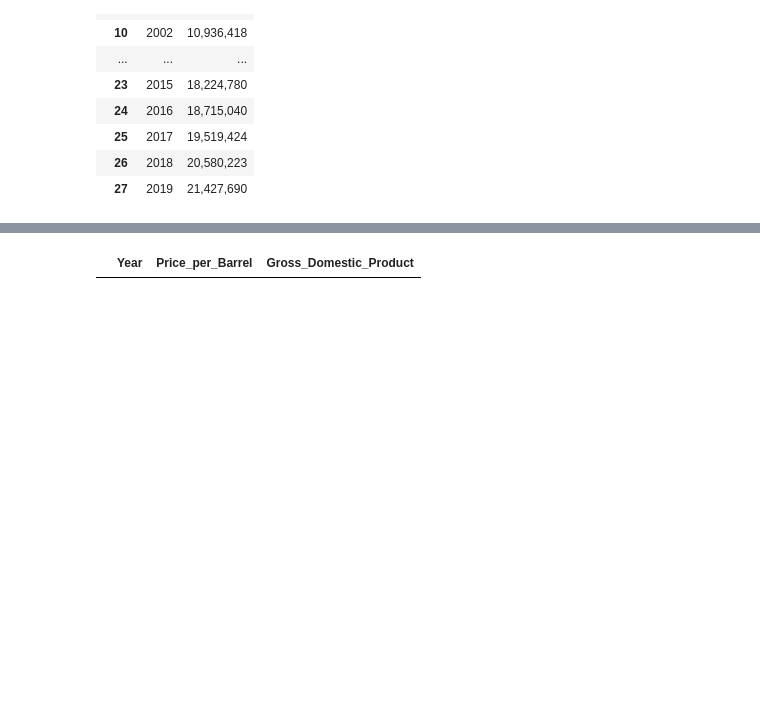
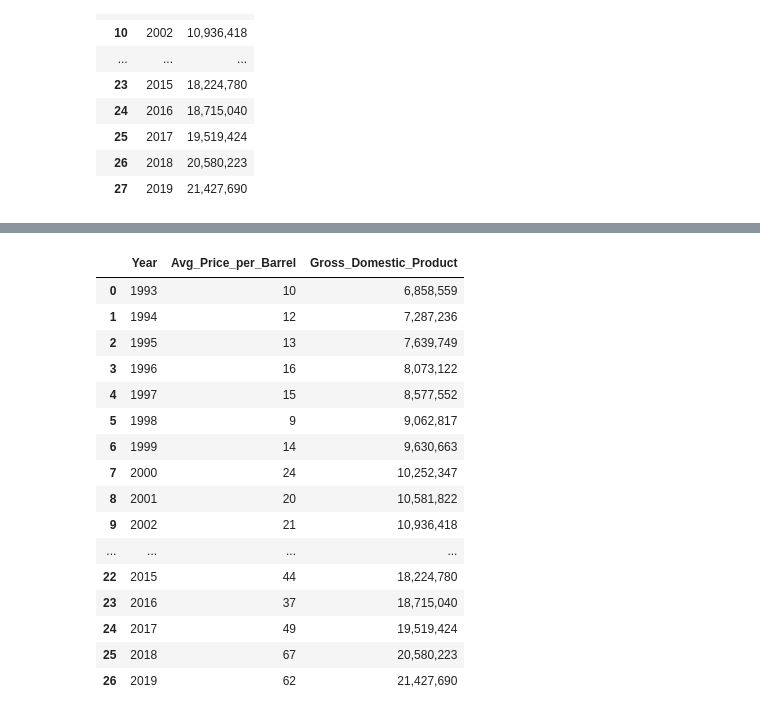
Before and after one commit to ssalguero626/Project-1, a Jupyter notebook: Project-1.ipynb, the cells around one changed output, grey strips where cells are left out. Drawn from its saved outputs; the diff is of its cells as text; code cells hidden in the pictures; blank space fills up the shorter version.

```diff
--- a/Project-1.ipynb
+++ b/Project-1.ipynb
@@ -4,13 +4,15 @@ import matplotlib.pyplot as plt
 import numpy as np
 
 oil_df = pd.read_csv('U.S._Domestic_Crude_Oil.csv')
-gdp_df = pd.read_csv('Gross_Domestic_Product.csv', index_col=0)
-gdp_percentage_df = pd.read_csv('Gross_Domestic_Product_Percentage.csv')
+gdp_df = pd.read_csv('Gross_Domestic_Product.csv',index_col=0)
+gdp_percentage_df = pd.read_csv('Gross_Domestic_Product_Percentage.csv',index_col=0)
 ev_sales = pd.read_csv('EV_Sales_US_2011-2019.csv')
 
-oil_df.rename(columns={"U.S. Domestic Crude Oil First Purchase Prices Monthly": "Month_year", "Unnamed: 1" : "Price_per_Barrel"}, inplace=True)
 
+# Reaname Oil Data Frame Columns
+oil_df.rename(columns={"U.S. Domestic Crude Oil First Purchase Prices Monthly": "Month_year", "Unnamed: 1" : "Avg_Price_per_Barrel"}, inplace=True)
 
+# Print Oil_DF
 oil_df = oil_df[1:]
 oil_df
 # %% [output]
@@ -53,7 +57,7 @@ oil_df
 | 316 | 93 | 11.41 |
 316 rows × 2 columns
 # %%
-oil_df["Price_per_Barrel"] = oil_df["Price_per_Barrel"].apply(lambda x: float(x))
+oil_df["Avg_Price_per_Barrel"] = oil_df["Avg_Price_per_Barrel"].apply(lambda x: float(x))
 # %%
 oil_df["Year"] = oil_df["Year"].apply(lambda x: float(x))
 # %%
@@ -362,5 +358,23 @@ Name: Year, dtype: int32
 # %%
+final_oil_df["Year"] = final_oil_df["Year"].astype(int)
+gdp_df["Year"] = gdp_df["Year"].astype(int)
 merged_df = final_oil_df.merge(gdp_df, on="Year")
 merged_df
 # %% [output]
-|  | Year | Price_per_Barrel | Gross_Domestic_Product |
+|  | Year | Avg_Price_per_Barrel | Gross_Domestic_Product |
+| 0 | 1993 | 10 | 6,858,559 |
+| 1 | 1994 | 12 | 7,287,236 |
+| 2 | 1995 | 13 | 7,639,749 |
+| 3 | 1996 | 16 | 8,073,122 |
+| 4 | 1997 | 15 | 8,577,552 |
+| 5 | 1998 | 9 | 9,062,817 |
+| 6 | 1999 | 14 | 9,630,663 |
+| 7 | 2000 | 24 | 10,252,347 |
+| 8 | 2001 | 20 | 10,581,822 |
+| 9 | 2002 | 21 | 10,936,418 |
+| ... | ... | ... | ... |
+| 22 | 2015 | 44 | 18,224,780 |
+| 23 | 2016 | 37 | 18,715,040 |
+| 24 | 2017 | 49 | 19,519,424 |
+| 25 | 2018 | 67 | 20,580,223 |
+| 26 | 2019 | 62 | 21,427,690 |
```
Also changed, not shown: parts of 45 cells of this notebook.
